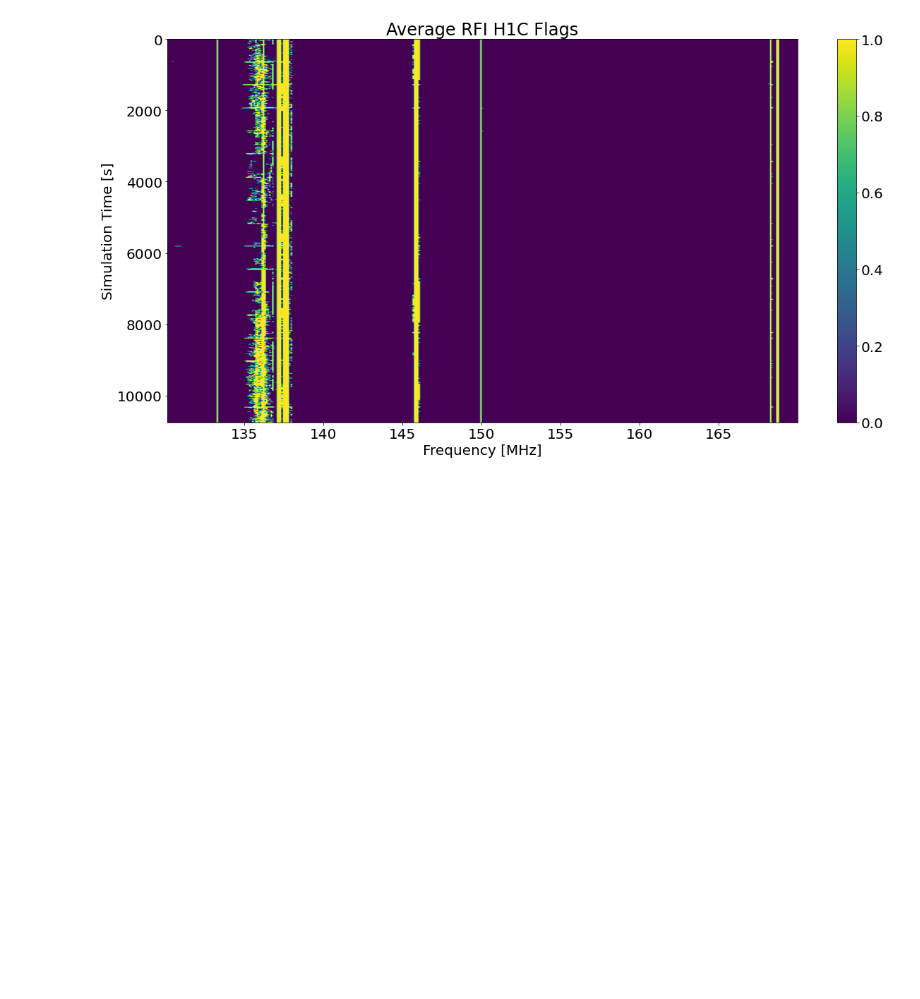
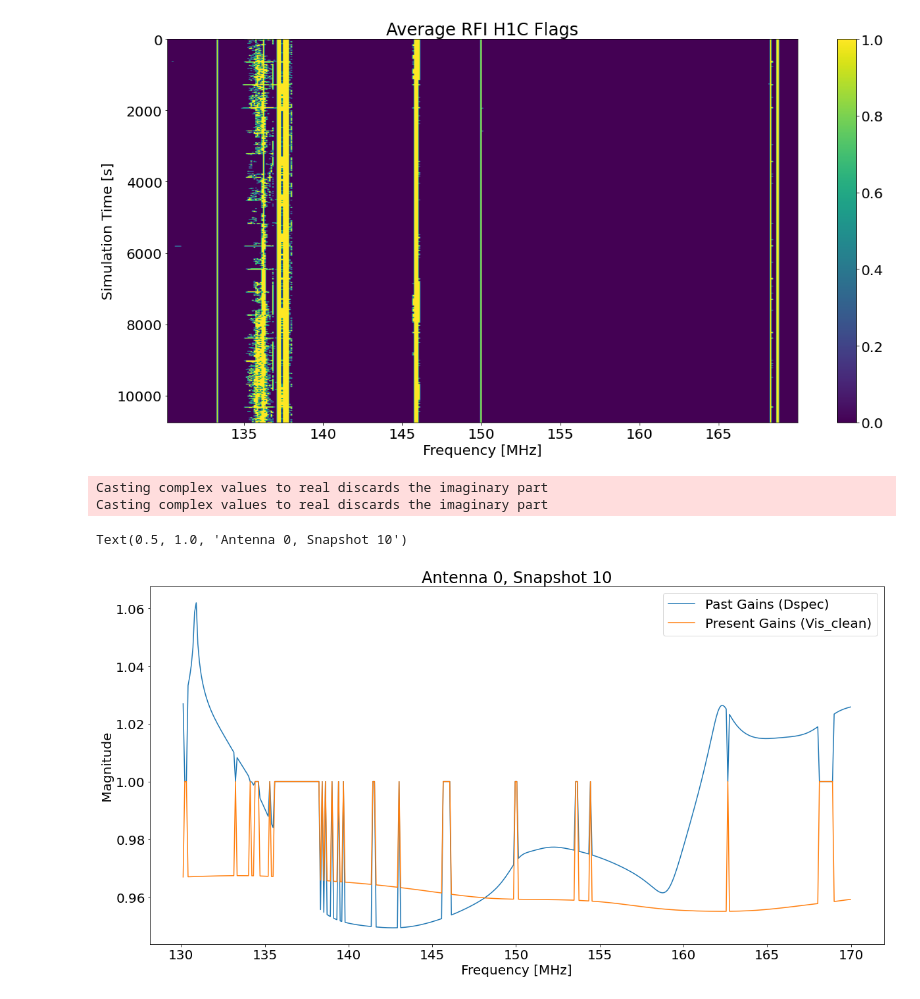
Before and after one commit to kian466/HERA_Calibration, a Jupyter notebook: HERA_CLEAN.ipynb, the cells around one changed output. Drawn from its saved outputs; the diff is of its cells as text; code cells hidden in the pictures; blank space fills up the shorter version.

```diff
--- a/HERA_CLEAN.ipynb
+++ b/HERA_CLEAN.ipynb
@@ -282,3 +282,22 @@ Mean of empty slice
 # %% [output]
 <matplotlib.colorbar.Colorbar at 0x...>
 [figure]
+# %%
+with open('GAINS/gains_1.pickle', 'rb') as handle:
+    gains_1 = pickle.load(handle)
+
+hc = io.HERACal("data_0.abs.calfits")
+gains, flags, _, _ = hc.read()
+
+
+plt.plot(data.freqs/1e6, gains_1[(0,'Jxx')][10], label="Past Gains (Dspec)")
+plt.plot(data.freqs/1e6, gains[(0,'Jnn')][10], label='Present Gains (Vis_clean)')
+plt.ylabel('Magnitude')
+plt.xlabel('Frequency [MHz]')
+plt.legend()
+plt.title('Antenna 0, Snapshot 10')
+# %% [output]
+Casting complex values to real discards the imaginary part
+Casting complex values to real discards the imaginary part
+Text(0.5, 1.0, 'Antenna 0, Snapshot 10')
+[figure, added]
```
Also changed, not shown: parts of 20 cells of this notebook.
